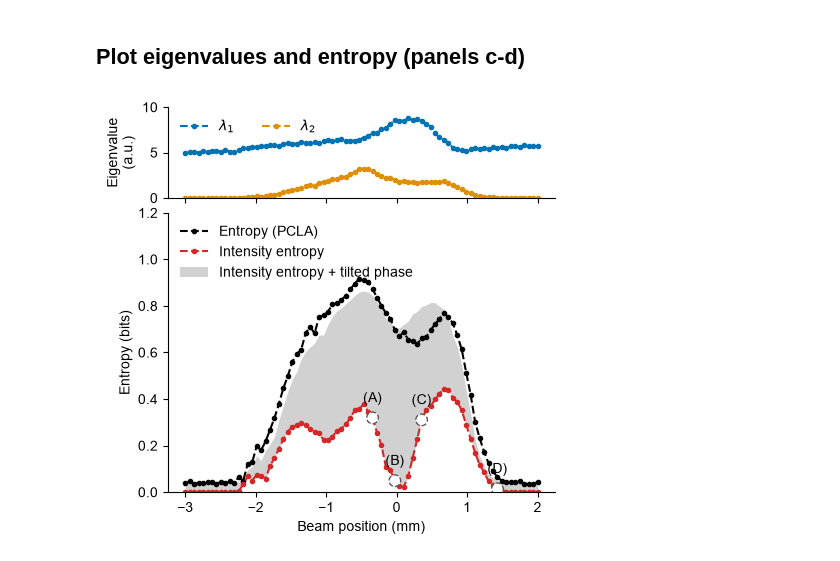
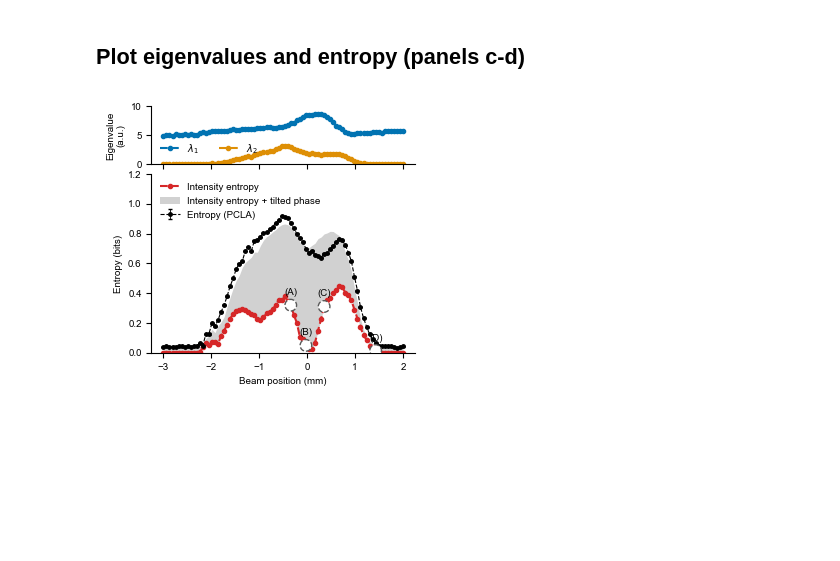
Before and after one commit to Roques-Carmes-lab/pcla-experiment, a Jupyter notebook: notebooks/03_figure3.ipynb, the cells around one changed output. Cells and saved outputs as stored; diff of their text form; code cells hidden in the pictures; blank space fills up the shorter version.

```diff
--- a/notebooks/03_figure3.ipynb
+++ b/notebooks/03_figure3.ipynb
@@ -20,11 +20,19 @@ ROOT = find_repo_root()
 OUTPUT_DIR = ROOT / "figures" / "generated"
 OUTPUT_DIR.mkdir(parents=True, exist_ok=True)
 
-# Compact, portable approximation of the paper's plotting style.
+# Final dimensions are appropriate for a one-column figure.
+ONE_COLUMN_WIDTH_IN = 3.4
+FONT_SIZE_PT = 7
+
 plt.rcParams.update({
     "font.family": "sans-serif",
     "font.sans-serif": ["Arial", "DejaVu Sans"],
-    "font.size": 10,
+    "font.size": FONT_SIZE_PT,
+    "axes.labelsize": FONT_SIZE_PT,
+    "axes.titlesize": FONT_SIZE_PT,
+    "xtick.labelsize": FONT_SIZE_PT,
+    "ytick.labelsize": FONT_SIZE_PT,
+    "legend.fontsize": FONT_SIZE_PT,
     "axes.spines.top": False,
     "axes.spines.right": False,
 })
@@ -165,7 +209,9 @@ selected = [int(np.argmax(power_2[:, index])) for index in range(3)] + [len(y_po
 selected = np.sort(selected)
 labels = "ABCD"
 
-fig, axes = plt.subplots(1, 5, figsize=(8.2, 1.8), constrained_layout=True)
+fig, axes = plt.subplots(
+    1, 5, figsize=(ONE_COLUMN_WIDTH_IN, 1.15), constrained_layout=True
+)
 draw_port_map(axes[0], power_1_mean, "beam 1")
 for number, (axis, index) in enumerate(zip(axes[1:], selected), start=0):
     draw_port_map(axis, power_2[index], f"beam 2\n({labels[number]})")
@@ -184,37 +230,41 @@ Selected beam-2 positions (mm): [np.float64(-0.342), np.float64(-0.025), np.floa
 ## Plot eigenvalues and entropy (panels c-d)
 # %%
 fig, (ax_eigen, ax_entropy) = plt.subplots(
-    2, 1, figsize=(5.0, 5.0), sharex=True,
+    2, 1, figsize=(ONE_COLUMN_WIDTH_IN, 3.2), sharex=True,
     gridspec_kw={"height_ratios": [0.65, 2.0], "hspace": 0.08},
 )
 
 palette = sns.color_palette("colorblind")
 ax_eigen.plot(y_position, lambda_1, "o--", markersize=3, color=palette[0], label=r"$\lambda_1$")
 ax_eigen.plot(y_position, lambda_2, "o--", markersize=3, color=palette[1], label=r"$\lambda_2$")
 ax_eigen.set_ylabel("Eigenvalue\n(a.u.)")
 ax_eigen.set_ylim(0, 10)
 ax_eigen.legend(frameon=False, ncol=2)
 ax_eigen.tick_params(labelbottom=False)
 
-ax_entropy.plot(y_position, entropy_pcla, "o--", markersize=3, color="black", label="Entropy (PCLA)")
+ax_entropy.errorbar(
+    y_position, entropy_pcla, yerr=entropy_pcla_error,
+    fmt="o--", markersize=2.5, linewidth=0.8,
+    elinewidth=0.6, capsize=1.5, color="black", label="Entropy (PCLA)"
+)
 ax_entropy.plot(y_position, entropy_intensity, "o--", markersize=3, color="#d62728", label="Intensity entropy")
 ax_entropy.fill_between(
     y_position, entropy_tilt, entropy_intensity,
     color="0.55", alpha=0.4, linewidth=0,
     label="Intensity entropy + tilted phase",
 )
 
 for number, index in enumerate(selected, start=0):
     x, y = y_position[index], entropy_intensity[index]
     ax_entropy.scatter(x, y, s=70, facecolor="white", edgecolor="0.35", linestyle="--", zorder=4)
     ax_entropy.text(x, y + 0.055, f"({labels[number]})", ha="center", va="bottom")
 
 ax_entropy.set_xlabel("Beam position (mm)")
 ax_entropy.set_ylabel("Entropy (bits)")
 ax_entropy.set_ylim(0, 1.2)
 ax_entropy.legend(frameon=False, loc="upper left")
 
 fig.savefig(OUTPUT_DIR / "figure3_sweep_panels.png", dpi=300, bbox_inches="tight")
 plt.show()
 # %% [output]
-[figure, old version]
+[figure, new version]
```
Also changed, not shown: parts of 4 cells of this notebook, 11 other files.
